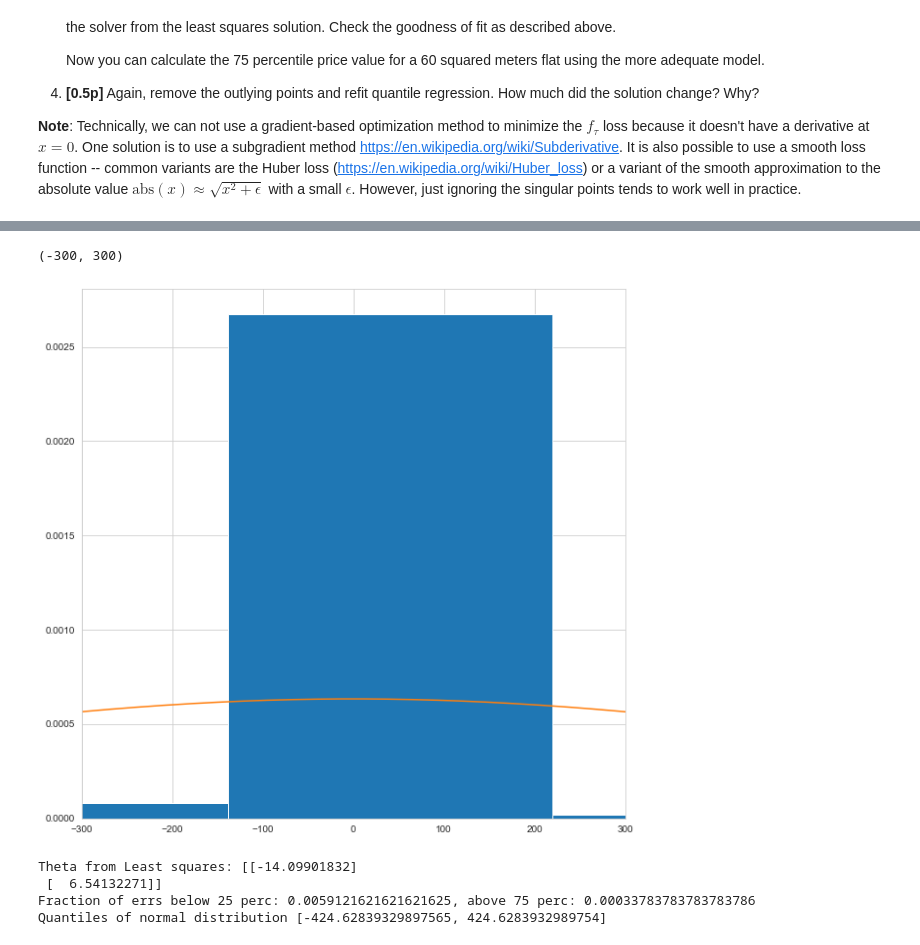
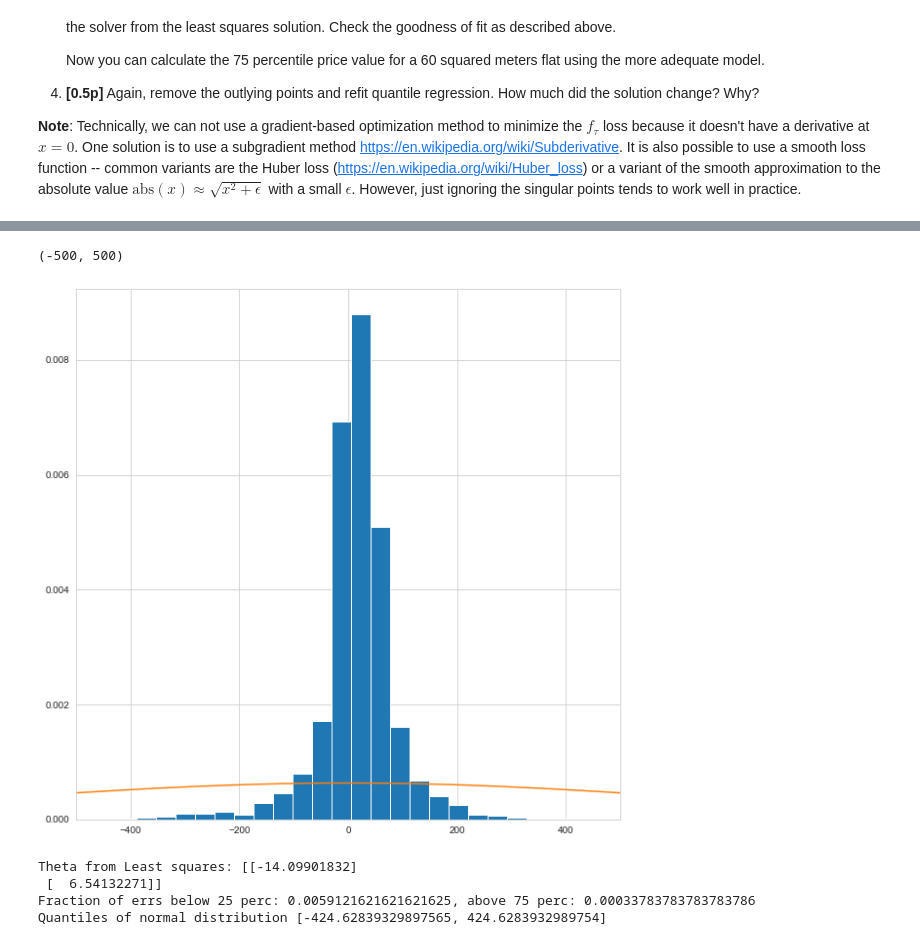
Before and after one commit to M-Grabias/Bayes_classifier, a Jupyter notebook: Assignment2.ipynb, the cells around one changed output, grey strips where cells are left out. Cells and saved outputs as stored; diff of their text form; code cells hidden in the pictures.

```diff
--- a/Assignment2.ipynb
+++ b/Assignment2.ipynb
@@ -1088,15 +1072,15 @@ quants = [quant_25, quant_75]
 # %%
 x = np.linspace(-3000, 3000, 5000)
 
 plt.figure(figsize = (10,10))
-plt.hist(residuals, bins = 100, density = True)
+plt.hist(residuals, bins = 1000, density = True)
 
 plt.plot(x, sstats.norm.pdf(x, mean, std))
 
 # flat line if xlim is changed
-plt.xlim(-300, 300)
+plt.xlim(-500, 500)
 # %% [output]
-(-300, 300)
+(-500, 500)
-[figure, old version]
+[figure, new version]
 # %%
 # ratio of prices below the estimated 75 percentile.
```
Also changed, not shown: parts of 20 cells of this notebook.
